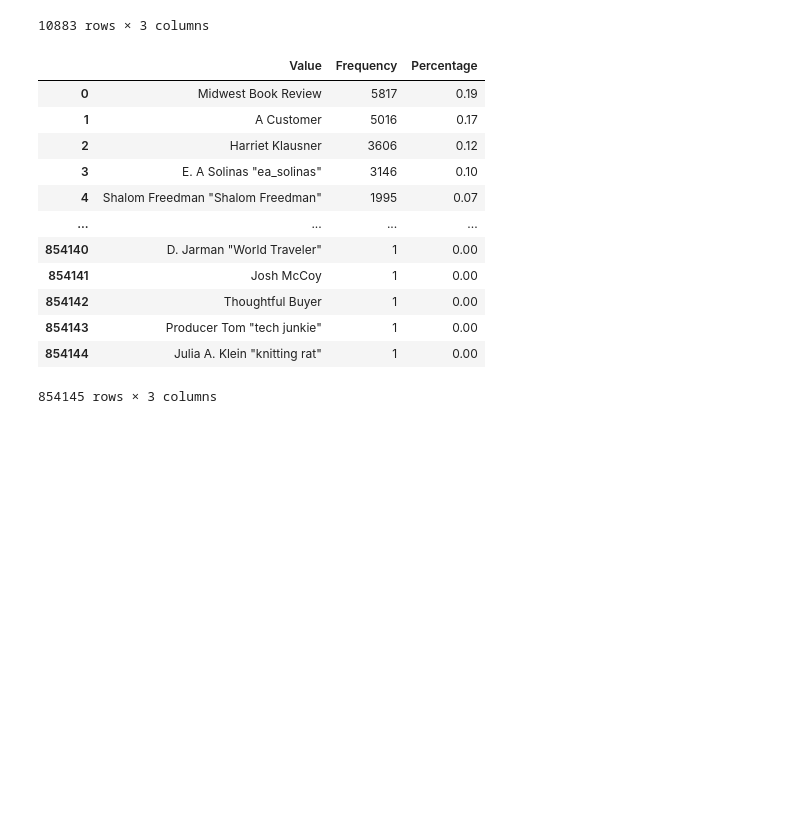
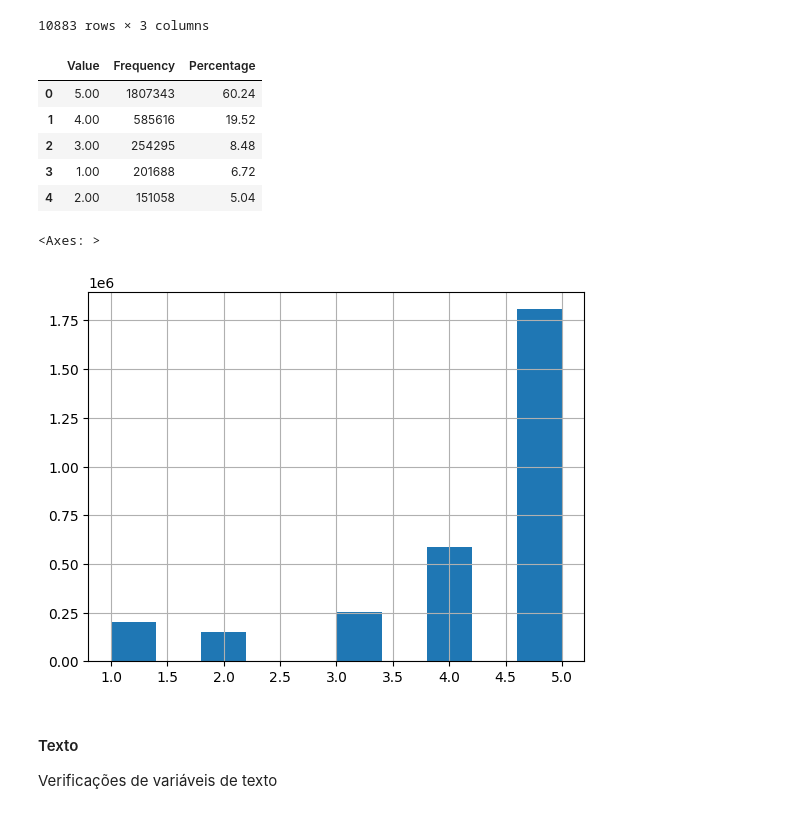
Before and after one commit to angelovarella/teste_a3, a Jupyter notebook: notebooks/EDA.ipynb, the cells around one changed output. Cells and saved outputs as stored; diff of their text form; code cells hidden in the pictures; blank space fills up the shorter version.

```diff
--- a/notebooks/EDA.ipynb
+++ b/notebooks/EDA.ipynb
@@ -139,19 +141,21 @@ calculate_unique_values(book_data,categories_list[2])
 10883 rows × 3 columns
 # %%
 # Check for unique values and proportions
-categories_list = ['Title','User_id','profileName']
-calculate_unique_values(book_rating_data,categories_list[2])
+categories_list = ['Title','User_id','profileName','score']
+calculate_unique_values(book_rating_data,categories_list[3])
 # %% [output]
 |  | Value | Frequency | Percentage |
-| 0 | Midwest Book Review | 5817 | 0.19 |
-| 1 | A Customer | 5016 | 0.17 |
-| 2 | Harriet Klausner | 3606 | 0.12 |
-| 3 | E. A Solinas "ea_solinas" | 3146 | 0.10 |
-| 4 | Shalom Freedman "Shalom Freedman" | 1995 | 0.07 |
-| ... | ... | ... | ... |
-| 854140 | D. Jarman "World Traveler" | 1 | 0.00 |
-| 854141 | Josh McCoy | 1 | 0.00 |
-| 854142 | Thoughtful Buyer | 1 | 0.00 |
-| 854143 | Producer Tom "tech junkie" | 1 | 0.00 |
-| 854144 | Julia A. Klein "knitting rat" | 1 | 0.00 |
+| 0 | 5.00 | 1807343 | 60.24 |
+| 1 | 4.00 | 585616 | 19.52 |
+| 2 | 3.00 | 254295 | 8.48 |
+| 3 | 1.00 | 201688 | 6.72 |
+| 4 | 2.00 | 151058 | 5.04 |
-854145 rows × 3 columns
+# %%
+book_rating_data['score'].hist(bins=10)
+# %% [output]
+<Axes: >
+[figure, added]
+# %% [markdown]
+#### Texto
+
+Verificações de variáveis de texto
```
Also changed, not shown: parts of 10 cells of this notebook.
